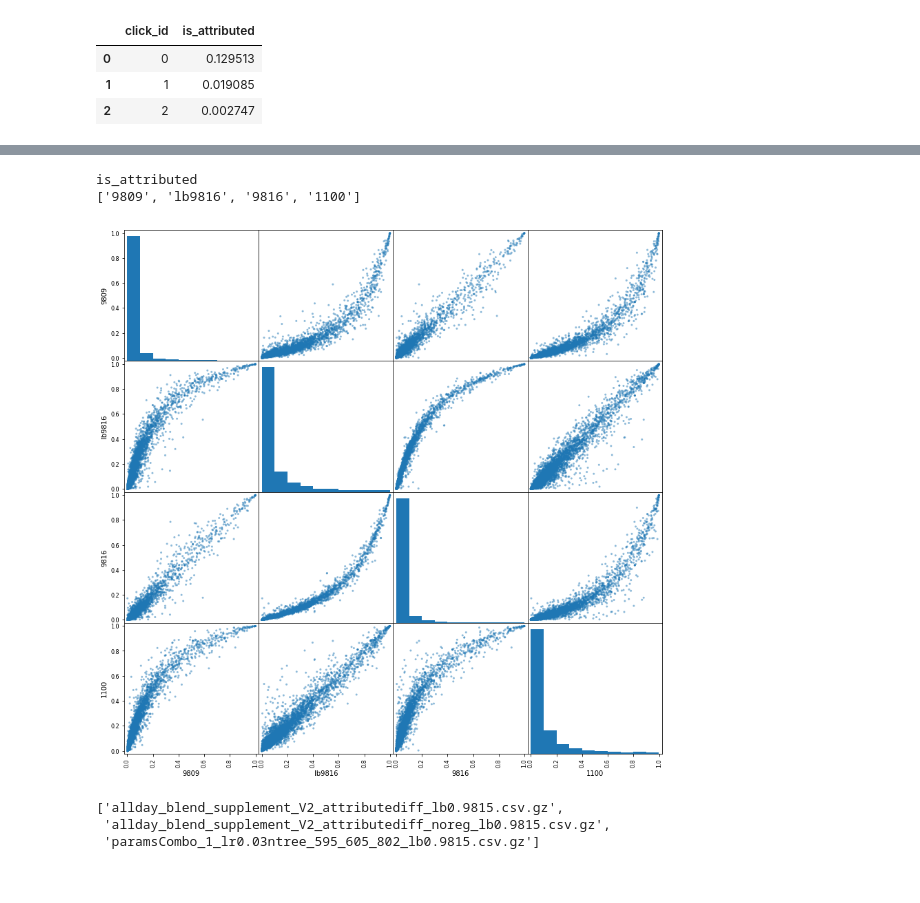
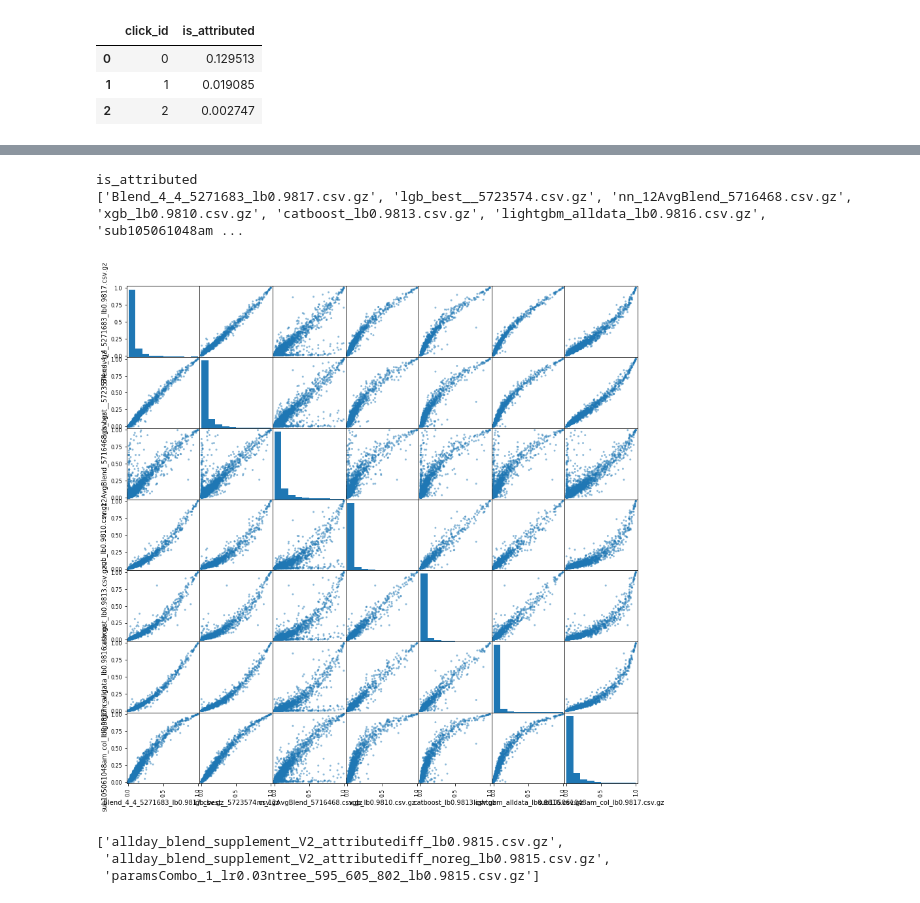
Before and after one commit to wluo-personal/Kaggle, a Jupyter notebook: talkingdata/sc/blend_and_analysis.ipynb, the cells around one changed output, grey strips where cells are left out. Drawn from its saved outputs; the diff is of its cells as text; code cells hidden in the pictures.

```diff
--- a/talkingdata/sc/blend_and_analysis.ipynb
+++ b/talkingdata/sc/blend_and_analysis.ipynb
@@ -144,11 +259,11 @@ from toxic_utils import scatter_per_label
 import matplotlib.pyplot as plt
 %matplotlib inline
 # %%
-scatter_per_label(xgb_topn_repo, 'is_attributed', 10000)
+scatter_per_label(xgb_topn_repo, 'is_attributed', 5000)
 # %% [output]
 is_attributed
-['9809', 'lb9816', '9816', '1100']
+['Blend_4_4_5271683_lb0.9817.csv.gz', 'lgb_best__5723574.csv.gz', 'nn_12AvgBlend_5716468.csv.gz', 'xgb_lb0.9810.csv.gz', 'catboost_lb0.9813.csv.gz', 'lightgbm_alldata_lb0.9816.csv.gz', 'sub105061048am ...
-[figure, old version]
+[figure, new version]
 # %%
 list(xgb_topn_repo)
 # %% [output]
```
Also changed, not shown: parts of 27 cells of this notebook, 41 other files.
